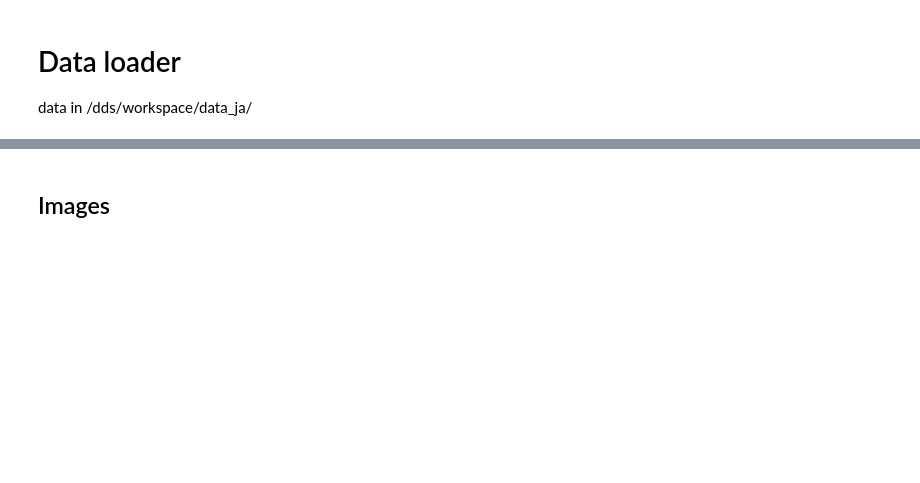
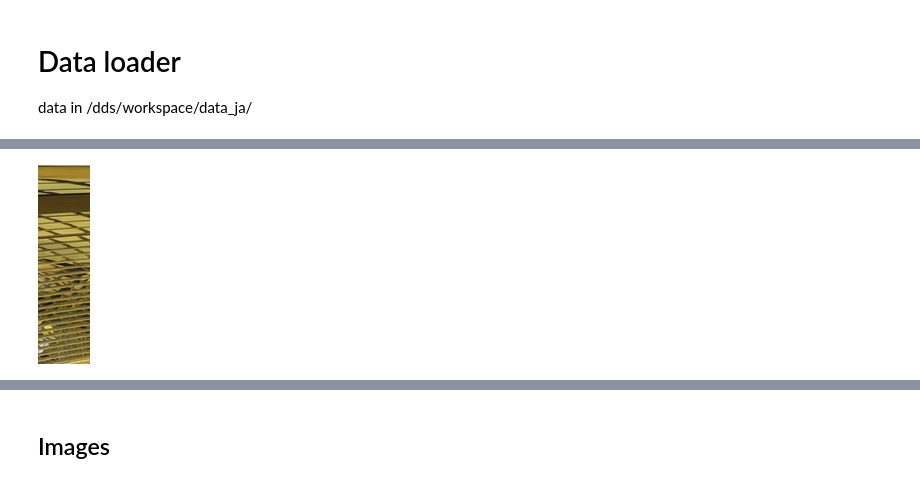
Before and after one commit to jorisgu/Mask_RCNN, a Jupyter notebook: load_ja_test_image.ipynb, the cells around one changed output, grey strips where cells are left out. Drawn from its saved outputs; the diff is of its cells as text; code cells hidden in the pictures; blank space fills up the shorter version.

Commit message:
loader from memory ppm et show thumbnail ok

```diff
--- a/load_ja_test_image.ipynb
+++ b/load_ja_test_image.ipynb
@@ -5,0 +18,41 @@ data in /dds/workspace/data_ja/
+# %%
+def change_tile(tile, new_width, new_height, memory_offset):
+    tup = tile[0]
+    return [(tup[0],) + ((0,0,new_width, new_height),) + (tup[-2]+memory_offset,) + (tup[-1],)]
+
+def read_line_portion(img_path,x,y,w,h,i):
+    img_pil = Image.open(img_path)
+    W = img_pil.size[0]
+    img_pil.size=(w,1)
+    memory_offset = (x+i)*3*W+3*y
+    img_pil.tile = change_tile(img_pil.tile,w,1,memory_offset)
+    #print(img_pil.tile)
+    #print(img_pil.size)
+    return img_pil
+
+def read_from_memory(img_path,x,y,w,h):
+    result = Image.new('RGB',(w,h))
+    for i in range(h):
+        a = read_line_portion(img_path, x,y,w,h,i)
+        result.paste(a,(0,i))
+    return result
+
+def show_thumbnail(img_pil, max_size_thumbnail = 200):
+    img_pil_thumbnail = img_pil.copy()
+    size = img_pil.size
+    max_size_img = float(max(size))
+    new_size =  tuple((max_size_thumbnail/max_size_img*np.asarray(result.size)).astype(int))
+    img_pil_thumbnail.thumbnail(new_size, Image.ANTIALIAS)
+    return img_pil_thumbnail
+# %%
+#(960, 230)
+x = 100
+y = 800
+h = 2300
+w = 600
+
+img_path = '/dds/workspace/data_ja/cat.ppm'
+result = read_from_memory(img_path,x,y,w,h)
+show_thumbnail(result)
+# %% [output]
+[figure, added]
```
Also changed, not shown: parts of 17 cells of this notebook, 1 other file.
